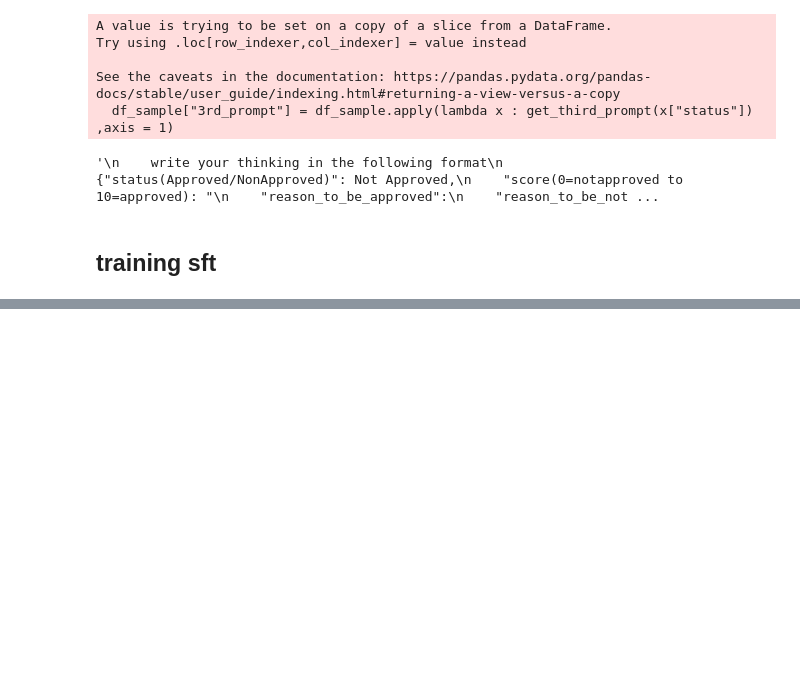
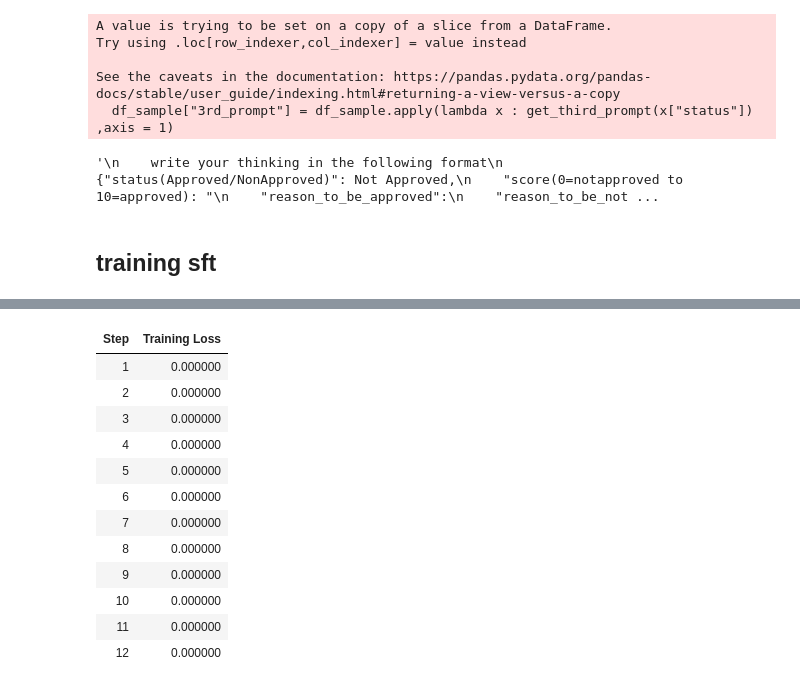
Before and after one commit to mohammad-gh009/DrugReasoner, a Jupyter notebook: sft_reasoning.ipynb, the cells around one changed output, grey strips where cells are left out. Saved outputs shown, nothing was run; the diff lists cells and outputs as text; code cells hidden in the pictures; blank space fills up the shorter version.

```diff
--- a/sft_reasoning.ipynb
+++ b/sft_reasoning.ipynb
@@ -388,0 +720,6 @@ df_sample.to_csv("/content/drive/MyDrive/Papers/Original_Papers/Llm_drug_predict
+# %%
+from transformers import AutoTokenizer,AutoModelForCausalLM,BitsAndBytesConfig,TrainingArguments
+from peft import LoraConfig, prepare_model_for_kbit_training, get_peft_model
+import torch
+
+tokenizer = AutoTokenizer.from_pretrained("deepseek-ai/DeepSeek-R1-Distill-Llama-8B")
@@ -438,27 +860,38 @@ df_sample.to_csv("/content/drive/MyDrive/Papers/Original_Papers/Llm_drug_predict
 # %%
-# training_args = SFTConfig(
-#     output_dir="/tmp",                  # Directory for output files
-#     num_train_epochs=5,                # Number of training epochs
-#     per_device_train_batch_size=2,     # Batch size per device
-#     gradient_accumulation_steps=16,     # Number of updates steps to accumulate
-#     learning_rate=2e-4,                # Learning rate
-#     weight_decay=0.01,                 # Weight decay
-#     logging_dir="./logs",              # Directory for logs
-#     logging_steps=1,                  # Log every X steps
-#     save_steps=500,                    # Save checkpoint every X steps
-#     save_total_limit=2,                # Max number of checkpoints to keep
-#     # evaluation_strategy="steps",       # Evaluate every X steps
-#     # eval_steps=100,                    # Evaluation steps
-#     fp16=True,                         # Use mixed precision training
-#     warmup_steps=500,                  # Number of warmup steps
-#     optim="paged_adamw_8bit",
-#     lr_scheduler_type="cosine",
-#     report_to = "none"
-# )
 
-# trainer = SFTTrainer(
-#     model = model ,
-#     train_dataset=dset2train,
-#     args=training_args,
-# )
-# trainer.train()
+# df_sft_sft = df_sft[["sft_input"]]
+# df_sft_sft.to_csv("/content/drive/MyDrive/Papers/Original_Papers/Llm_drug_prediction/Code/reasoning_data_api/just_for_sft.csv", index = False)
+offload_dir = "./offload"
+training_args = SFTConfig(
+    output_dir="/tmp",                  # Directory for output files
+    num_train_epochs=1,                # Number of training epochs
+    per_device_train_batch_size=2,     # Batch size per device
+    gradient_accumulation_steps=1,     # Number of updates steps to accumulate
+    learning_rate=2e-4,                # Learning rate
+    weight_decay=0.01,                 # Weight decay
+    logging_dir="./logs",              # Directory for logs
+    logging_steps=1,                  # Log every X steps
+    save_steps=500,                    # Save checkpoint every X steps
+    save_total_limit=2,                # Max number of checkpoints to keep
+    # evaluation_strategy="steps",       # Evaluate every X steps
+    # eval_steps=100,                    # Evaluation steps
+    fp16=True,                         # Use mixed precision training
+    warmup_steps=500,                  # Number of warmup steps
+    optim="paged_adamw_8bit",
+    lr_scheduler_type="cosine",
+    report_to = "none",
+    torch_compile =True,
+    gradient_checkpointing= True,
+    # use_flash_attention_2=True,
+    # low_cpu_mem_usage=True  ,
+    # torch_dtype="auto",  # Automatically uses bf16/fp16 if supported
+    # device_map="auto",
+)
+
+trainer = SFTTrainer(
+    model = model ,
+    train_dataset=dset2train,
+    args=training_args,
+)
+trainer.train()
+# %% [output]
@@ -464,0 +903,13 @@ df_sample.to_csv("/content/drive/MyDrive/Papers/Original_Papers/Llm_drug_predict
+| Step | Training Loss |
+| 1 | 0.000000 |
+| 2 | 0.000000 |
+| 3 | 0.000000 |
+| 4 | 0.000000 |
+| 5 | 0.000000 |
+| 6 | 0.000000 |
+| 7 | 0.000000 |
+| 8 | 0.000000 |
+| 9 | 0.000000 |
+| 10 | 0.000000 |
+| 11 | 0.000000 |
+| 12 | 0.000000 |
```
Also changed, not shown: parts of 47 cells of this notebook, 4 other files.
